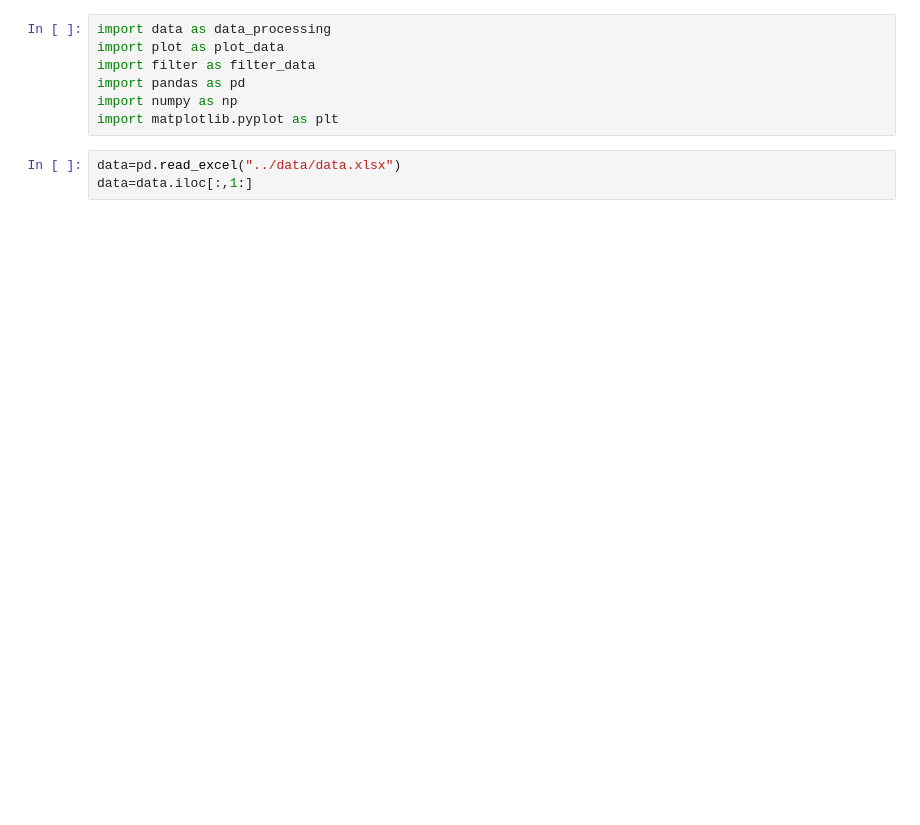
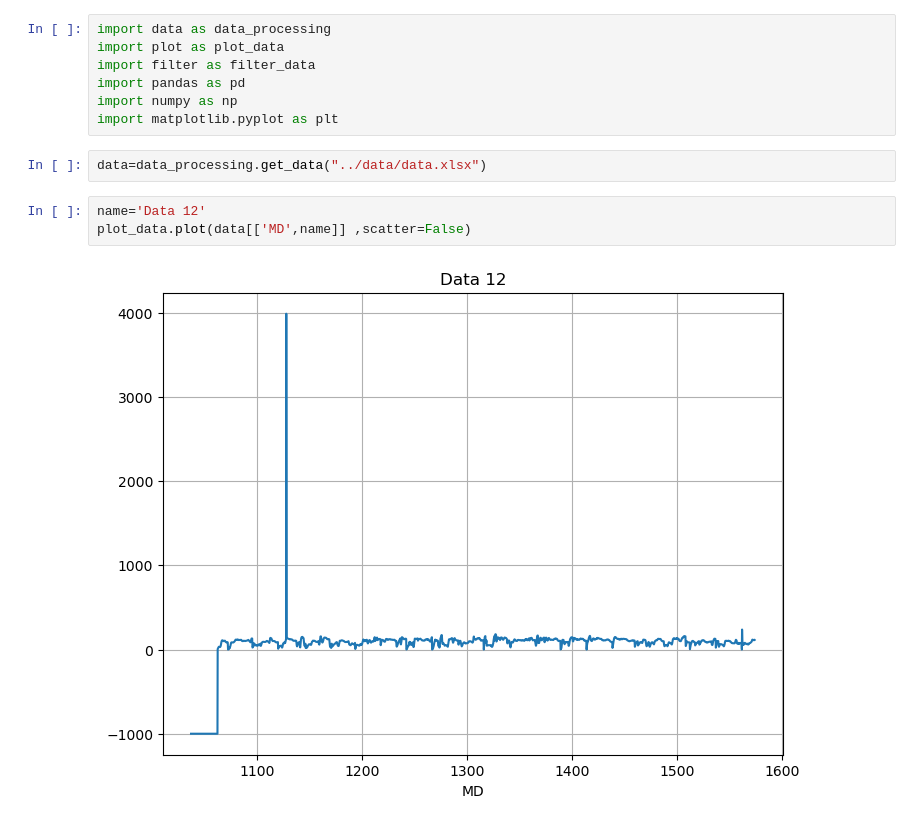
Before and after one commit to Mis-prog/digital-signal-processing-app, a Jupyter notebook: work/work_new.ipynb, the cells around one changed output. Saved outputs shown, nothing was run; the diff lists cells and outputs as text; blank space fills up the shorter version.

```diff
--- a/work/work_new.ipynb
+++ b/work/work_new.ipynb
@@ -6,6 +6,10 @@ import pandas as pd
 import numpy as np
 import matplotlib.pyplot as plt
 # %%
-data=pd.read_excel("../data/data.xlsx")
-data=data.iloc[:,1:]
+data=data_processing.get_data("../data/data.xlsx")
+# %%
+name='Data 12'
+plot_data.plot(data[['MD',name]] ,scatter=False)
+# %% [output]
+[figure, added]
 # %%
```
Also changed, not shown: parts of 9 cells of this notebook, 18 other files.
